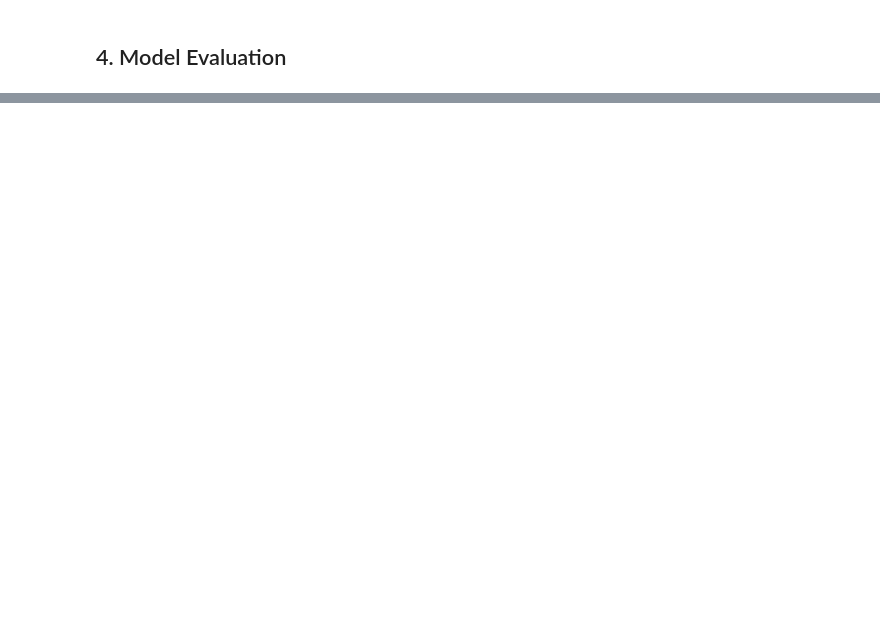
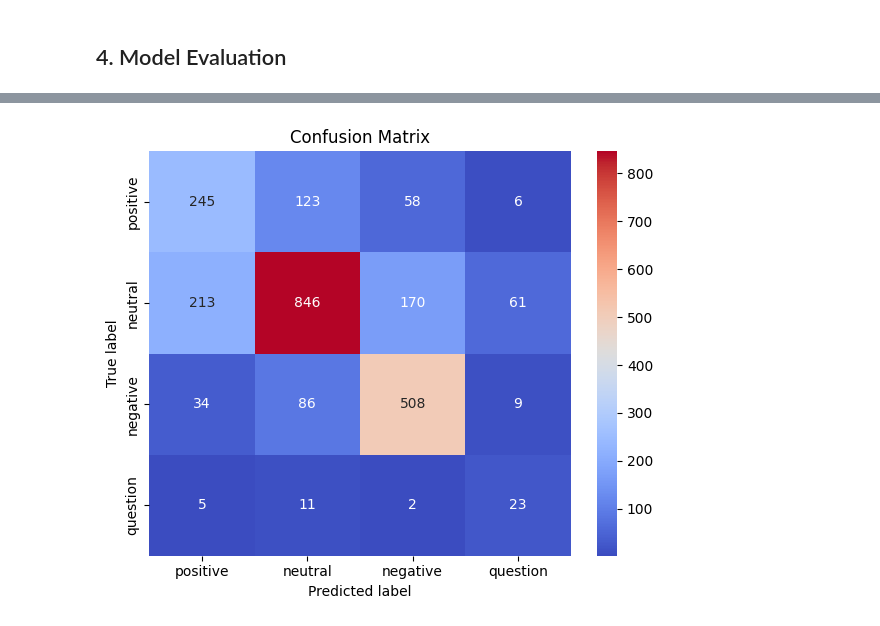
Before and after one commit to wuttipansat/thai-sentiment-analysis, a Jupyter notebook: notebooks/experiment.ipynb, the cells around one changed output, grey strips where cells are left out. Saved outputs shown, nothing was run; the diff lists cells and outputs as text; code cells hidden in the pictures; blank space fills up the shorter version.

```diff
--- a/notebooks/experiment.ipynb
+++ b/notebooks/experiment.ipynb
@@ -151,5 +113,5 @@ LABEL_NAMES = {
     3: "question"
 }
 
-df["sentiment"] = df["category"].map(LABEL_NAMES)
-df.head(5)
+df_clean["sentiment"] = df_clean["category"].map(LABEL_NAMES)
+df_clean.head(5)
@@ -172,8 +138,6 @@ df = df[["texts_clean", "category"]]
 # %%
-X = df["texts_clean"]
-y = df["category"]
+X_train = df_clean[df_clean["dataset_type"] == "train"]["texts_clean"]
+y_train = df_clean[df_clean["dataset_type"] == "train"]["category"]
+
+X_val = df_clean[df_clean["dataset_type"] == "validation"]["texts_clean"]
+y_val = df_clean[df_clean["dataset_type"] == "validation"]["category"]
-# %%
-X_train, X_test, y_train, y_test = train_test_split(X, y, test_size=test_size, random_state=random_state)
-
-print("Train size:", X_train.shape[0])
-print("Test size:", X_test.shape[0])
@@ -189,11 +166,11 @@ model.fit(X_train, y_train)
 # %% [markdown]
 ## 4. Model Evaluation
 # %%
-y_pred = model.predict(X_test)
+y_pred = model.predict(X_val)
 
 print(
     classification_report(
-        y_test,
+        y_val,
         y_pred,
         labels=[0, 1, 2, 3],
         target_names=["positive", "neutral", "negative", "question"]
@@ -202,12 +190,14 @@ print(
 # %%
-cm = confusion_matrix(y_test, y_pred, labels=[0,1,2,3])
+cm = confusion_matrix(y_val, y_pred, labels=[0,1,2,3])
 
 plt.figure(figsize=(6, 5))
 
 sns.heatmap(cm, annot=True, fmt="d", cmap="coolwarm", xticklabels=["positive", "neutral", "negative", "question"], yticklabels=["positive", "neutral", "negative", "question"])
 
 plt.title("Confusion Matrix")
 plt.xlabel("Predicted label")
 plt.ylabel("True label")
 plt.tight_layout()
 plt.show()
+# %% [output]
+[figure, added]
```
Also changed, not shown: parts of 24 cells of this notebook, 3 other files.
